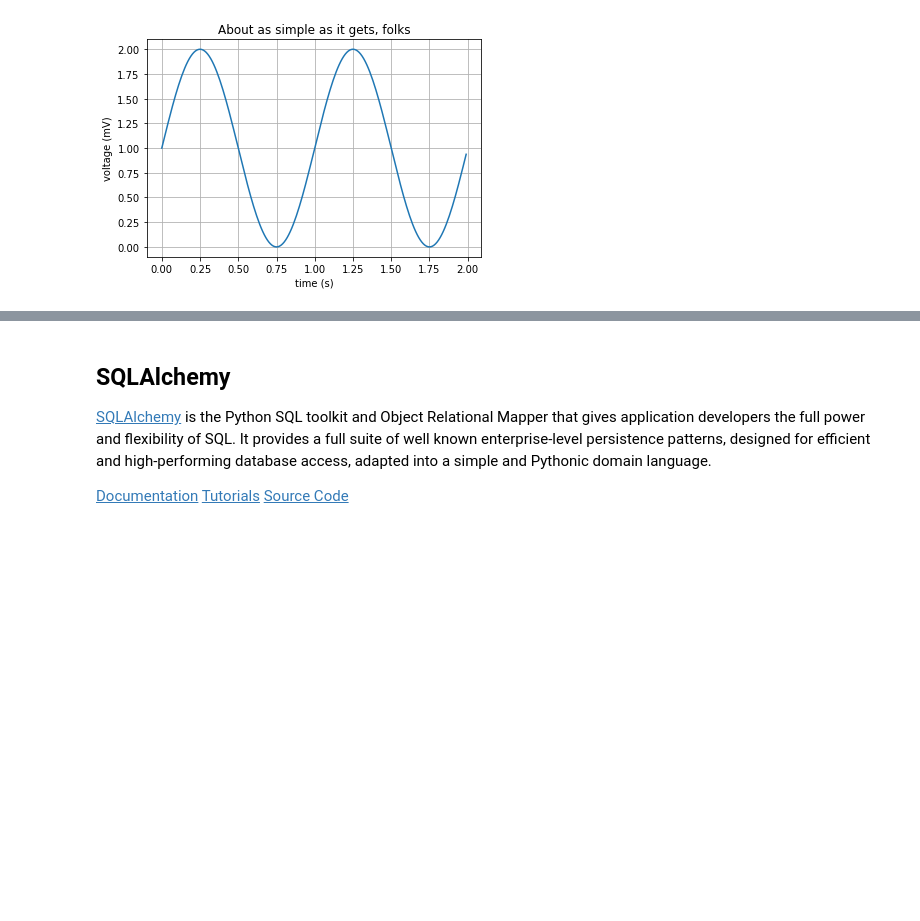
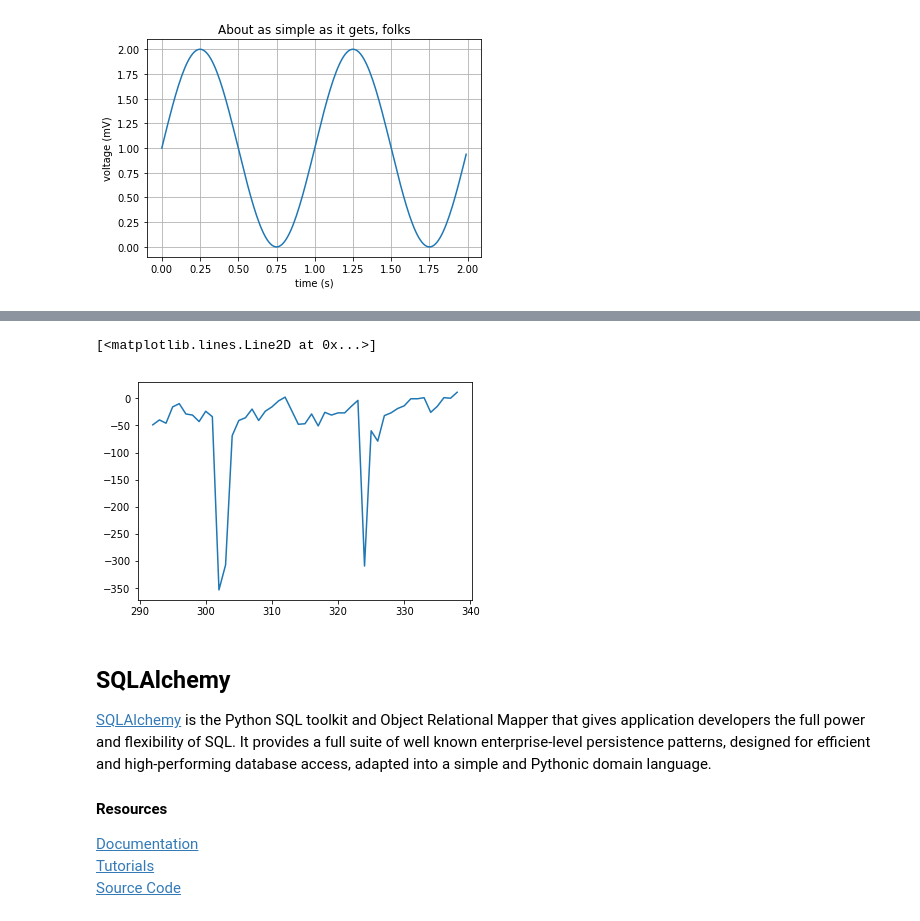
Before and after one commit to EarthCubeInGeo/resen-core, a Jupyter notebook: resen-core/resources/tutorials/GeospacePackagesInResen.ipynb, the cells around one changed output, grey strips where cells are left out. Cells and saved outputs as stored; diff of their text form; code cells hidden in the pictures; blank space fills up the shorter version.

```diff
--- a/resen-core/resources/tutorials/GeospacePackagesInResen.ipynb
+++ b/resen-core/resources/tutorials/GeospacePackagesInResen.ipynb
@@ -421,7 +670,26 @@ SpacePy is a package for Python, targeted at the space sciences, that aims to ma
+# %%
+import spacepy.time as spt
+import spacepy.omni as om
+import datetime as dt
+import matplotlib.pyplot as plt
+%matplotlib inline
+
+st = dt.datetime(2003,10,20)
+en = dt.datetime(2003,12,5)
+delta = dt.timedelta(days=1)
+ticks = spt.tickrange(st, en, delta, 'UTC')
+data = om.get_omni(ticks)
+
+plt.plot(ticks.eDOY, data['Dst'])
+# %% [output]
+[<matplotlib.lines.Line2D at 0x...>]
+[figure, added]
 # %% [markdown]
+<a id='sqlalchemy'></a>
 ## SQLAlchemy
 [SQLAlchemy](https://www.sqlalchemy.org/) is the Python SQL toolkit and Object Relational Mapper that gives application developers the full power and flexibility of SQL.  It provides a full suite of well known enterprise-level persistence patterns, designed for efficient and high-performing database access, adapted into a simple and Pythonic domain language.
 
+#### Resources
 [Documentation](https://docs.sqlalchemy.org/en/13/)
 [Tutorials](https://www.sqlalchemy.org/library.html#tutorials)
 [Source Code](https://github.com/sqlalchemy/sqlalchemy)
```
Also changed, not shown: parts of 39 cells of this notebook, 1 other file.
